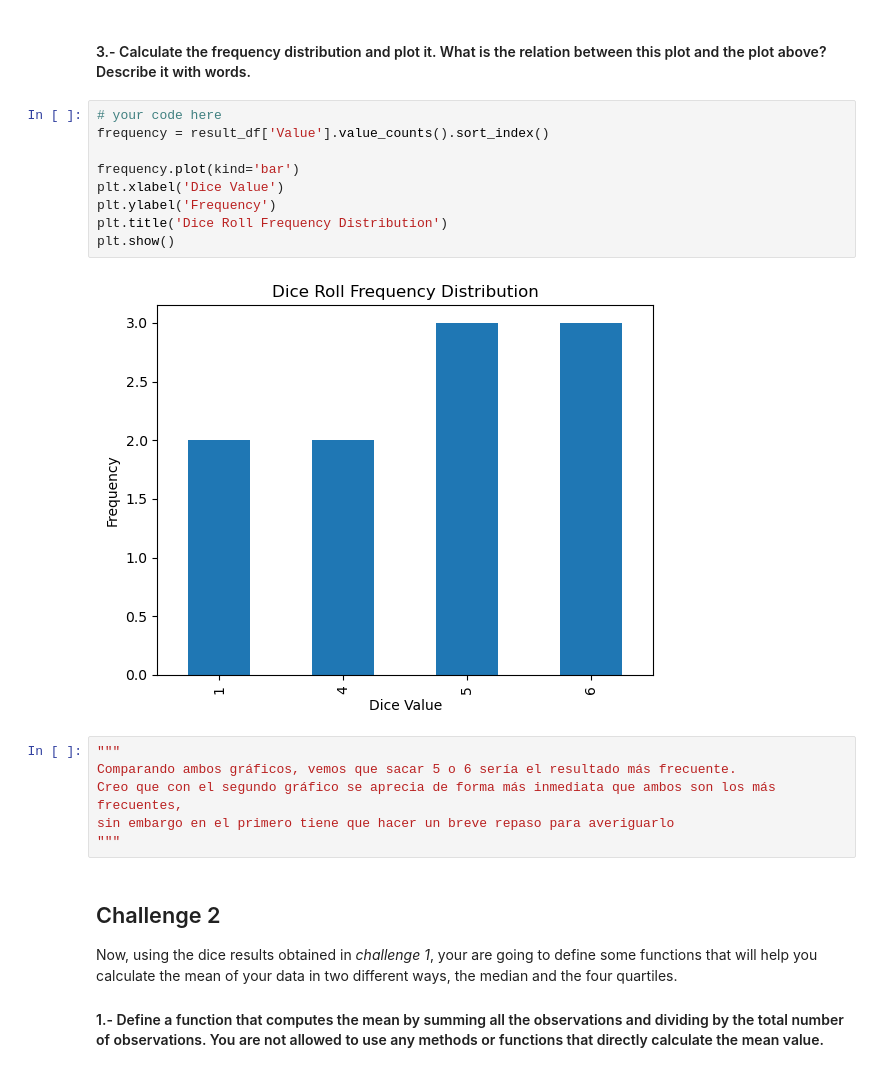
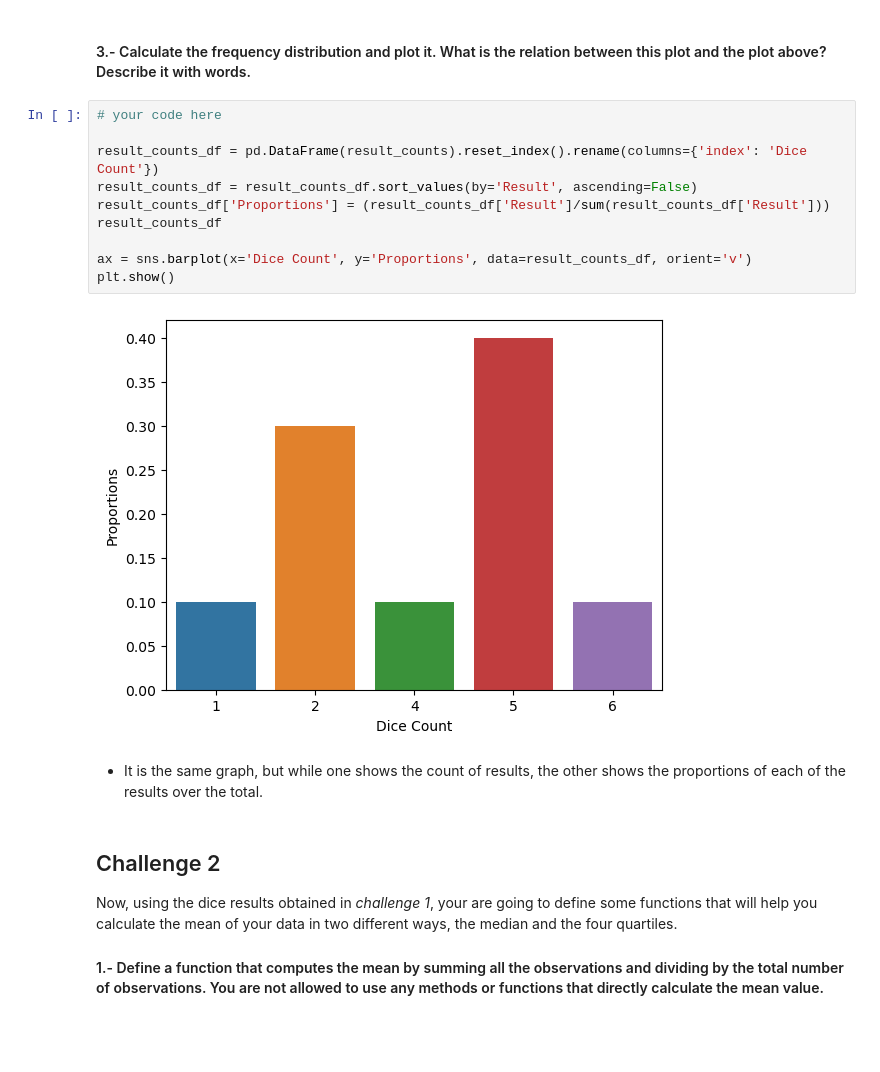
Before and after one commit to Louruiz89/dataptmad0223_labs, a Jupyter notebook: module-2/understanding-descriptive-stats/your-code/main.ipynb, the cells around one changed output. Drawn from its saved outputs; the diff is of its cells as text; blank space fills up the shorter version.

```diff
--- a/module-2/understanding-descriptive-stats/your-code/main.ipynb
+++ b/module-2/understanding-descriptive-stats/your-code/main.ipynb
@@ -54,22 +51,19 @@ plt.show()
 # %% [markdown]
 #### 3.- Calculate the frequency distribution and plot it. What is the relation between this plot and the plot above? Describe it with words.
-# %%
-# your code here
-frequency = result_df['Value'].value_counts().sort_index()
-
-frequency.plot(kind='bar')
-plt.xlabel('Dice Value')
-plt.ylabel('Frequency')
-plt.title('Dice Roll Frequency Distribution')
-plt.show()
-# %% [output]
-[figure, removed]
-# %%
-"""
-Comparando ambos gráficos, vemos que sacar 5 o 6 sería el resultado más frecuente.
-Creo que con el segundo gráfico se aprecia de forma más inmediata que ambos son los más frecuentes,
-sin embargo en el primero tiene que hacer un breve repaso para averiguarlo
-"""
+# %%
+# your code here
+
+result_counts_df = pd.DataFrame(result_counts).reset_index().rename(columns={'index': 'Dice Count'})
+result_counts_df = result_counts_df.sort_values(by='Result', ascending=False)
+result_counts_df['Proportions'] = (result_counts_df['Result']/sum(result_counts_df['Result']))
+result_counts_df
+
+ax = sns.barplot(x='Dice Count', y='Proportions', data=result_counts_df, orient='v')
+plt.show()
+# %% [output]
+[figure, added]
+# %% [markdown]
+- It is the same graph, but while one shows the count of results, the other shows the proportions of each of the results over the total.
 # %% [markdown]
 ## Challenge 2
 Now, using the dice results obtained in *challenge 1*, your are going to define some functions that will help you calculate the mean of your data in two different ways, the median and the four quartiles.
```
Also changed, not shown: parts of 58 cells of this notebook.
